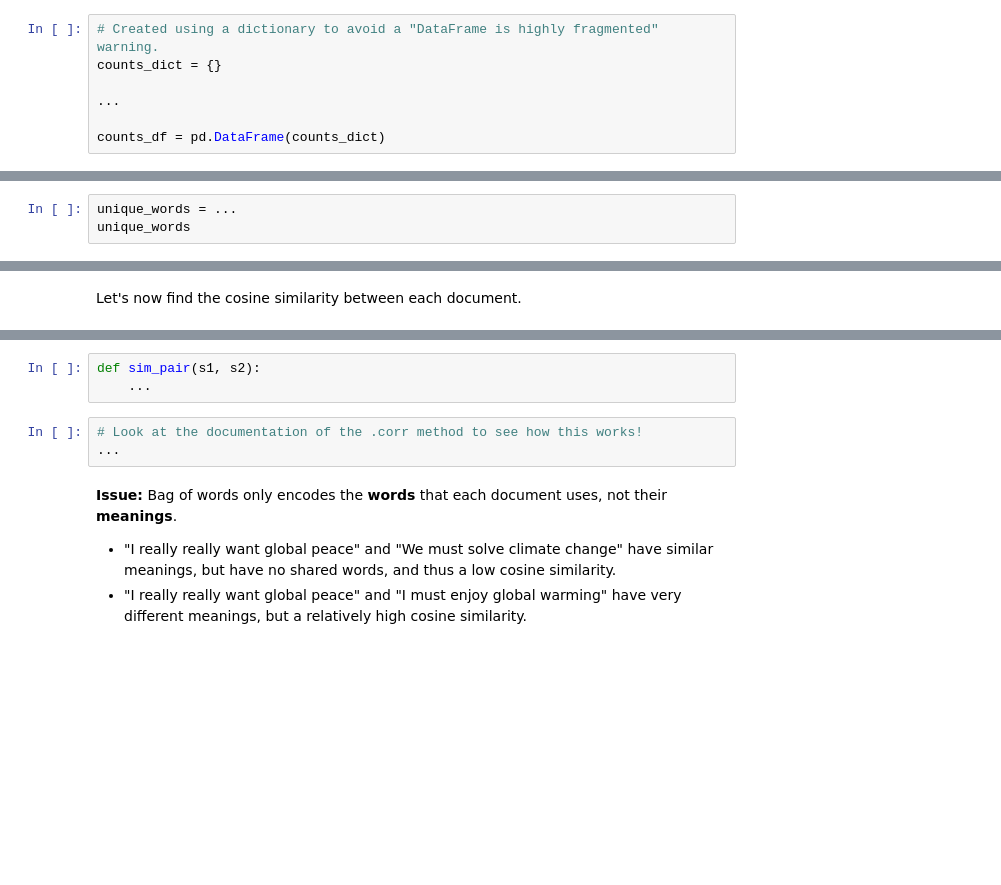
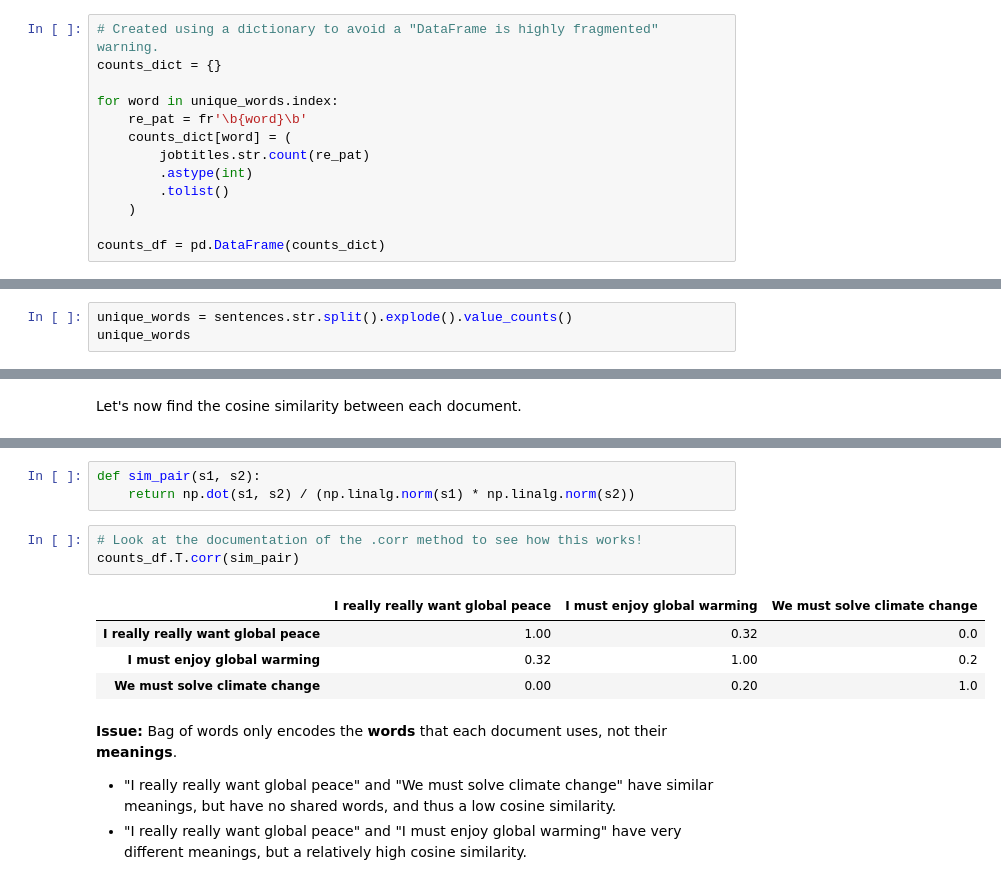
Before and after one commit to dsc-courses/dsc80-2023-fa, a Jupyter notebook: lectures/lec12/lec12-live.ipynb, the cells around one changed output, grey strips where cells are left out. Saved outputs shown, nothing was run; the diff lists cells and outputs as text; blank space fills up the shorter version.

```diff
--- a/lectures/lec12/lec12-live.ipynb
+++ b/lectures/lec12/lec12-live.ipynb
@@ -107,7 +137,13 @@ For each of the 327 unique words that are used in job titles, we can count the n
 # Created using a dictionary to avoid a "DataFrame is highly fragmented" warning.
 counts_dict = {}
 
-...
+for word in unique_words.index:
+    re_pat = fr'\b{word}\b'
+    counts_dict[word] = (
+        jobtitles.str.count(re_pat)
+        .astype(int)
+        .tolist()
+    )
 
 counts_df = pd.DataFrame(counts_dict)
 # %%
@@ -276,5 +425,5 @@ sentences
 # %% [markdown]
 Let's represent each document using the bag of words model.
 # %%
-unique_words = ...
+unique_words = sentences.str.split().explode().value_counts()
 unique_words
@@ -293,9 +468,14 @@ counts_df
 # %%
 def sim_pair(s1, s2):
-    ...
+    return np.dot(s1, s2) / (np.linalg.norm(s1) * np.linalg.norm(s2))
 # %%
 # Look at the documentation of the .corr method to see how this works!
-...
+counts_df.T.corr(sim_pair)
+# %% [output]
+|  | I really really want global peace | I must enjoy global warming | We must solve climate change |
+| I really really want global peace | 1.00 | 0.32 | 0.0 |
+| I must enjoy global warming | 0.32 | 1.00 | 0.2 |
+| We must solve climate change | 0.00 | 0.20 | 1.0 |
 # %% [markdown]
 **Issue:** Bag of words only encodes the **words** that each document uses, not their **meanings**.
 - "I really really want global peace" and "We must solve climate change" have similar meanings, but have no shared words, and thus a low cosine similarity.
```
Also changed, not shown: parts of 43 cells of this notebook, 11 other files.
